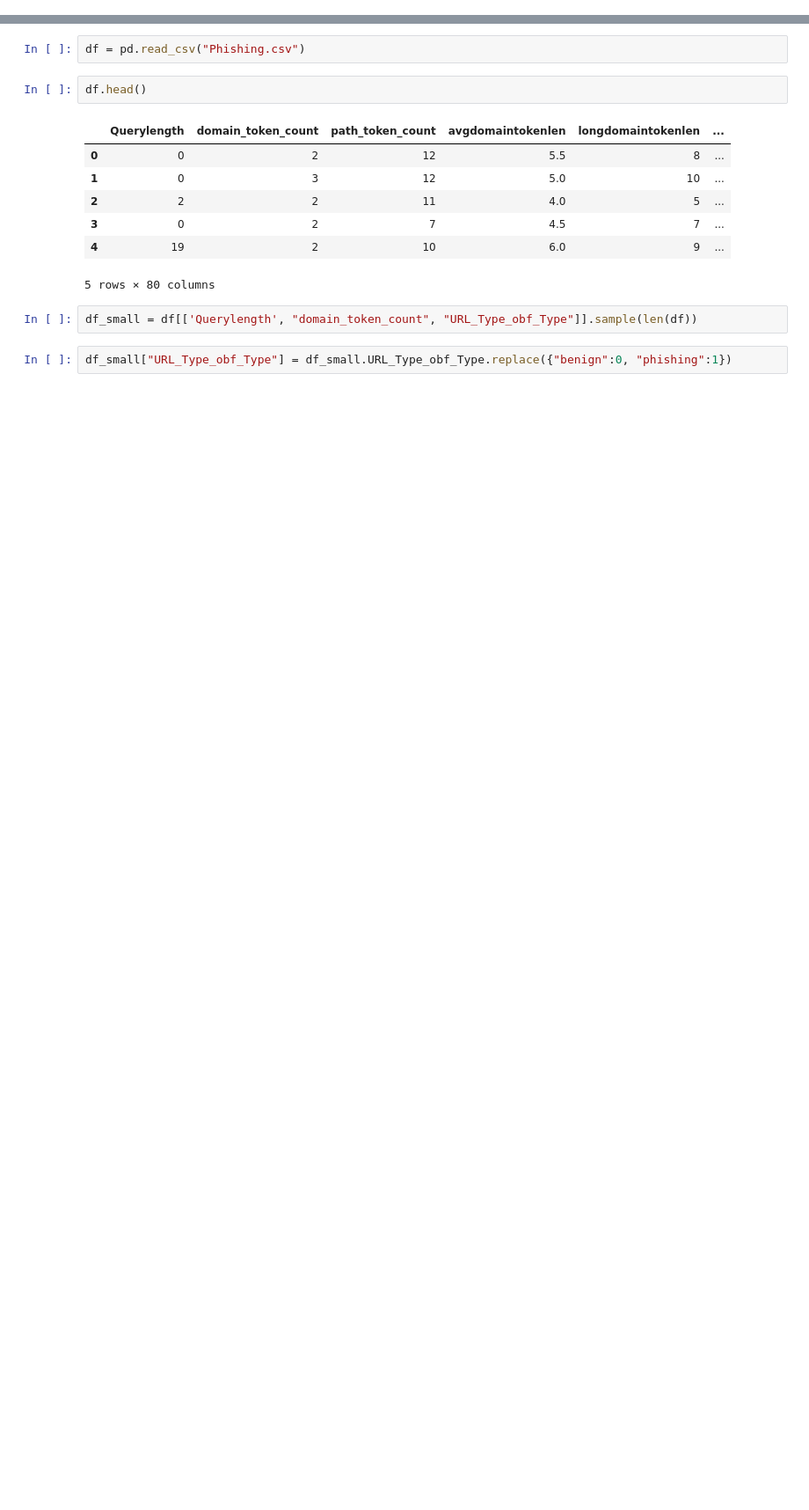
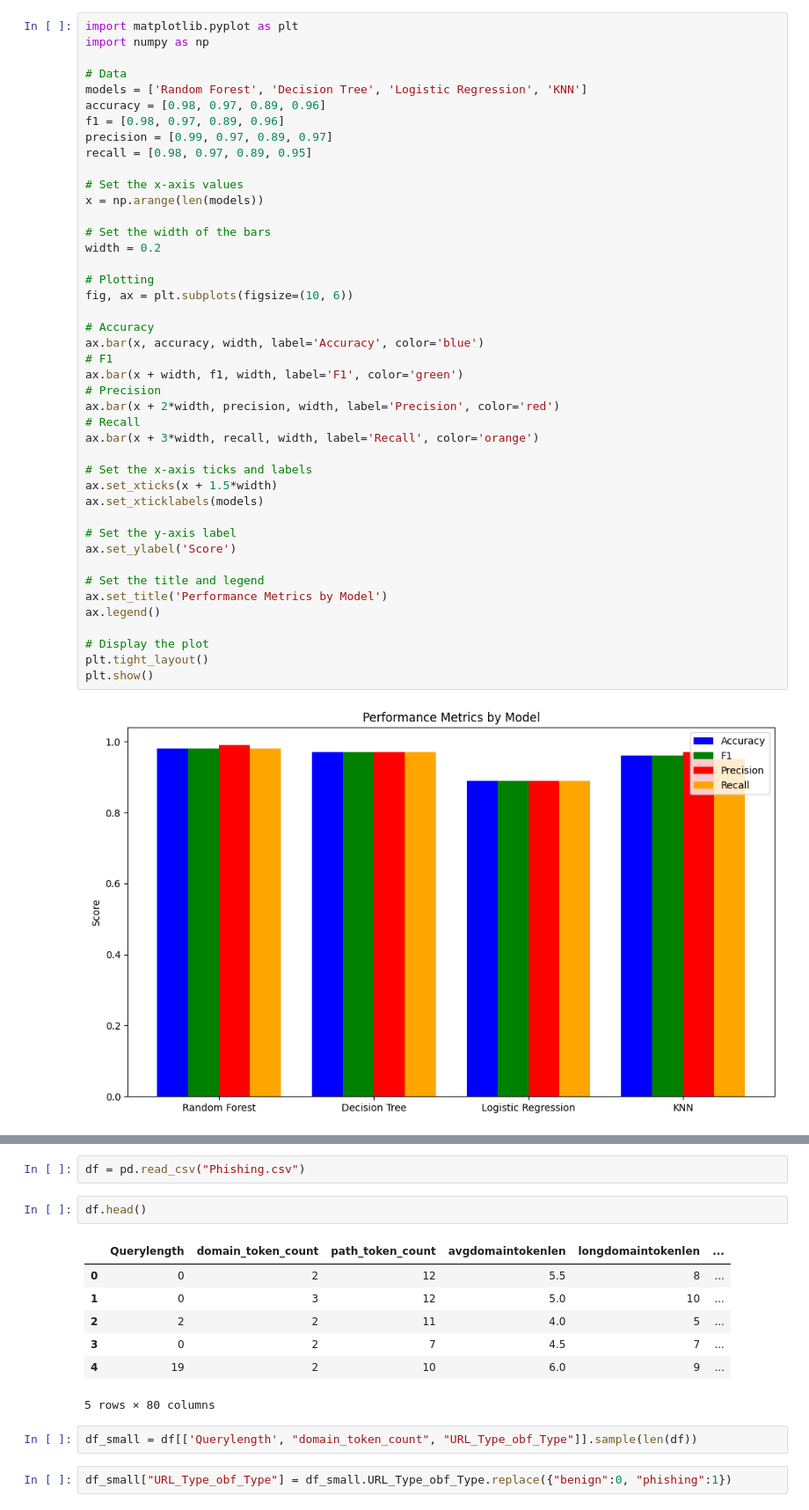
Before and after one commit to SamDewriter/Phishing, a Jupyter notebook: experiment.ipynb, the cells around one changed output, grey strips where cells are left out. Shown at 88% size. Cells and saved outputs as stored; diff of their text form; blank space fills up the shorter version.

```diff
--- a/experiment.ipynb
+++ b/experiment.ipynb
@@ -7,0 +104,45 @@ import joblib
+# %%
+import matplotlib.pyplot as plt
+import numpy as np
+
+# Data
+models = ['Random Forest', 'Decision Tree', 'Logistic Regression', 'KNN']
+accuracy = [0.98, 0.97, 0.89, 0.96]
+f1 = [0.98, 0.97, 0.89, 0.96]
+precision = [0.99, 0.97, 0.89, 0.97]
+recall = [0.98, 0.97, 0.89, 0.95]
+
+# Set the x-axis values
+x = np.arange(len(models))
+
+# Set the width of the bars
+width = 0.2
+
+# Plotting
+fig, ax = plt.subplots(figsize=(10, 6))
+
+# Accuracy
+ax.bar(x, accuracy, width, label='Accuracy', color='blue')
+# F1
+ax.bar(x + width, f1, width, label='F1', color='green')
+# Precision
+ax.bar(x + 2*width, precision, width, label='Precision', color='red')
+# Recall
+ax.bar(x + 3*width, recall, width, label='Recall', color='orange')
+
+# Set the x-axis ticks and labels
+ax.set_xticks(x + 1.5*width)
+ax.set_xticklabels(models)
+
+# Set the y-axis label
+ax.set_ylabel('Score')
+
+# Set the title and legend
+ax.set_title('Performance Metrics by Model')
+ax.legend()
+
+# Display the plot
+plt.tight_layout()
+plt.show()
+# %% [output]
+[figure, added]
```
Also changed, not shown: parts of 12 cells of this notebook, 13 other files.
